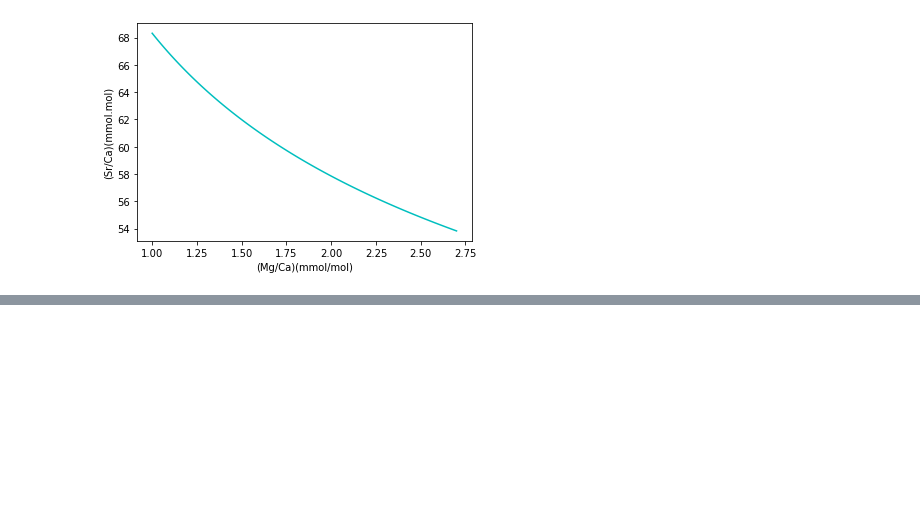
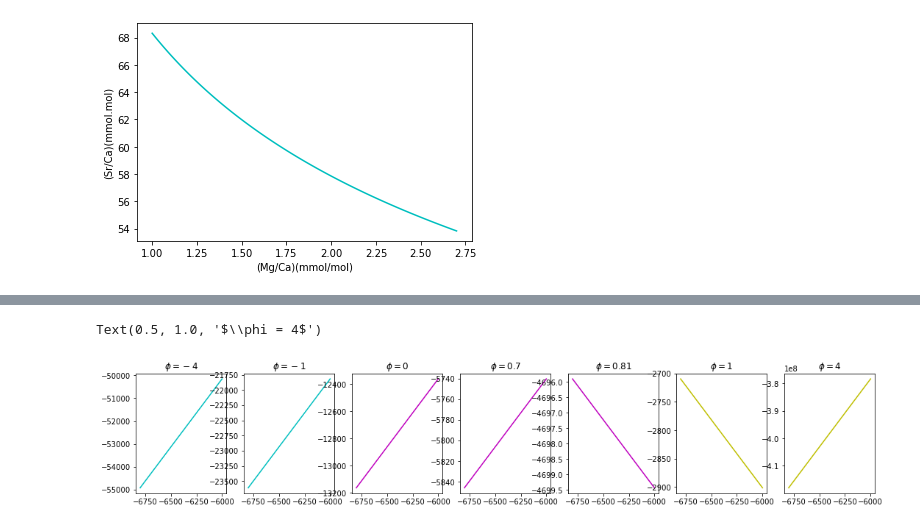
Before and after one commit to MadisonEast/Calcification-Models, a Jupyter notebook: Gagnon2007_batchmodel/Gagnon2007_batch_model.ipynb, the cells around one changed output, grey strips where cells are left out. Cells and saved outputs as stored; diff of their text form; code cells hidden in the pictures; blank space fills up the shorter version.

```diff
--- a/Gagnon2007_batchmodel/Gagnon2007_batch_model.ipynb
+++ b/Gagnon2007_batchmodel/Gagnon2007_batch_model.ipynb
@@ -144,0 +184,25 @@ def SrCaCoral(phi, Dsr, Dmg, MgCa_coral, SrCa_sol0, MgCa_sol0):
+# %%
+x = MgCa_coral_ln * 1e3  # converting to mmol/mol
+
+fig, (ax1, ax2, ax3, ax4, ax5, ax6, ax7) = plt.subplots(1, 7, sharex=True, figsize=(18, 3))
+
+
+ax1.plot(x, (SrCaCoralPump_ln(-4, Dsr, Dmg, MgCa_coral_ln, SrCa_sol0, MgCa_sol0))*1e3, alpha=1, color='c', label='0.01')
+ax2.plot(x, (SrCaCoralPump_ln(-1, Dsr, Dmg, MgCa_coral_ln, SrCa_sol0, MgCa_sol0))*1e3, alpha=1, color='c', label='0.01')
+ax3.plot(x, (SrCaCoralPump_ln(0.0, Dsr, Dmg, MgCa_coral_ln, SrCa_sol0, MgCa_sol0))*1e3, alpha=1, color='m', label='0.99')
+ax4.plot(x, (SrCaCoralPump_ln(0.7, Dsr, Dmg, MgCa_coral_ln, SrCa_sol0, MgCa_sol0))*1e3, alpha=1, color='m', label='0.99')
+ax5.plot(x, (SrCaCoralPump_ln(0.81, Dsr, Dmg, MgCa_coral_ln, SrCa_sol0, MgCa_sol0))*1e3, alpha=1, color='m', label='0.99')
+ax6.plot(x, (SrCaCoralPump_ln(1, Dsr, Dmg, MgCa_coral_ln, SrCa_sol0, MgCa_sol0))*1e3, alpha=1, color='y', label='0.99')
+ax7.plot(x, (SrCaCoralPump_ln(4000, Dsr, Dmg, MgCa_coral_ln, SrCa_sol0, MgCa_sol0))*1e3, alpha=1, color='y', label='0.99')
+
+
+ax1.set_title('$\phi=-4$')
+ax2.set_title('$\phi=-1$')
+ax3.set_title('$\phi=0$')
+ax4.set_title('$\phi=0.7$')
+ax5.set_title('$\phi=0.81$')
+ax6.set_title('$\phi=1$')
+ax7.set_title('$\phi = 4000$')
+# %% [output]
+Text(0.5, 1.0, '$\\phi = 4$')
+[figure, added]
```
Also changed, not shown: parts of 17 cells of this notebook, 1 other file.
